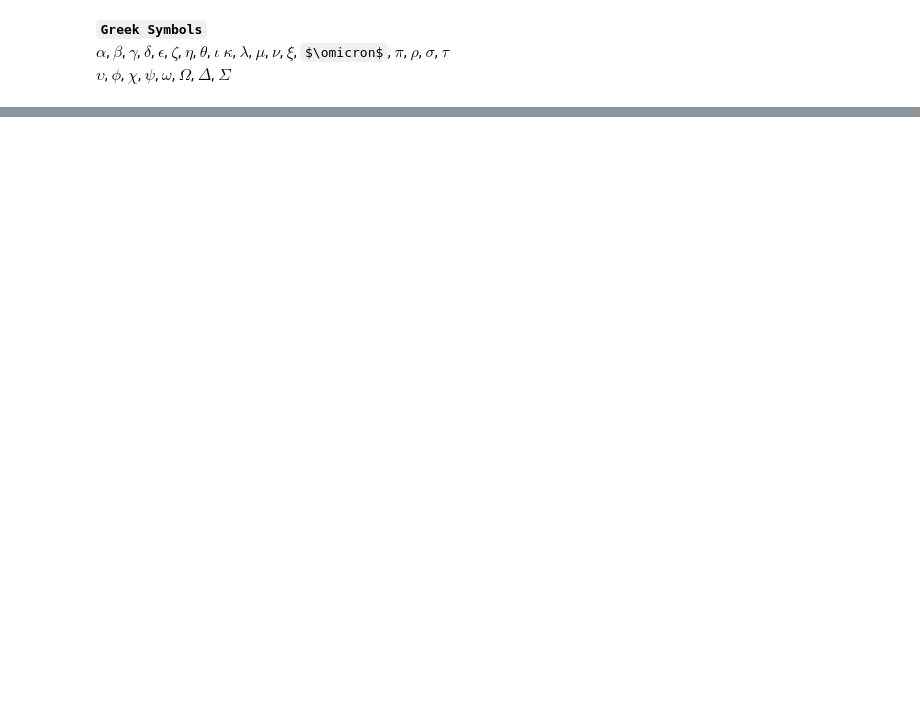
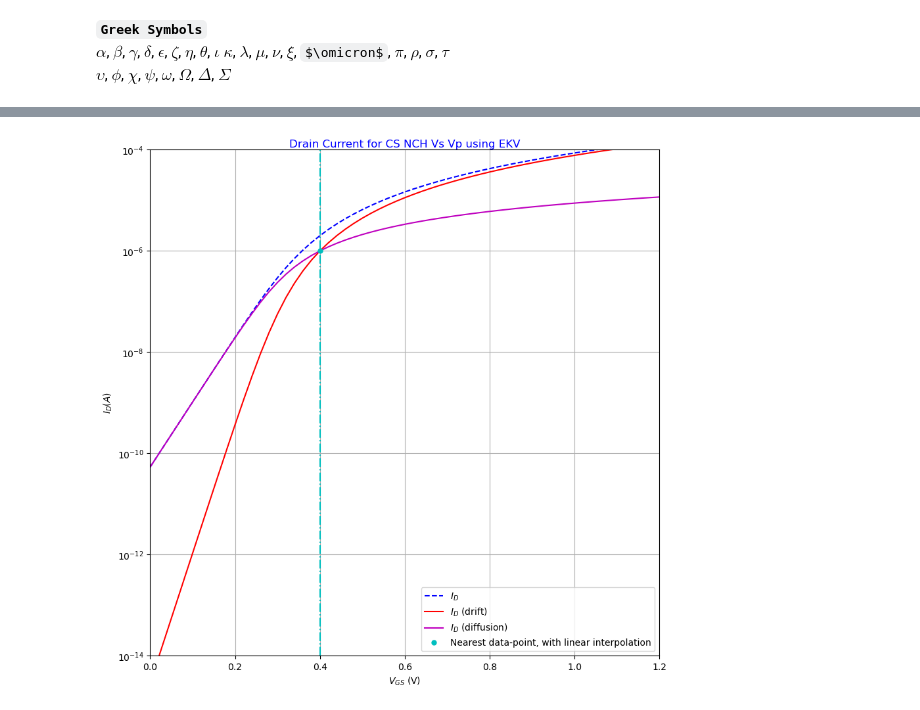
Before and after one commit to ZeRuiCustodio/pygmid, a Jupyter notebook: Systematic_Analog_Design_LUTs/Chapter_2/Book_Chapter2_Jupyter.ipynb, the cells around one changed output, grey strips where cells are left out. Drawn from its saved outputs; the diff is of its cells as text; code cells hidden in the pictures; some formulas as TeX source; blank space fills up the shorter version.

```diff
--- a/Systematic_Analog_Design_LUTs/Chapter_2/Book_Chapter2_Jupyter.ipynb
+++ b/Systematic_Analog_Design_LUTs/Chapter_2/Book_Chapter2_Jupyter.ipynb
@@ -287,0 +255,4 @@ def XTRACT(dev, L=0.1, VDS=0.6, VSB=0, rho= 0.6):
+# %%
+def to1D(x):
+    y = np.reshape(x,-1)
+    return y
@@ -314,9 +394,0 @@ class Table(list):
-# %%
-if save_Figs:
-    dpi = 600
-    fig_JD_Vgs_1_1 = filepath_dir_fig + f'\\Fig_1_1_JD_Vs_Vgs_max_JD_{np.max(JD)*1e6:.1f}_uA_um_jba'
-    plt.savefig(fig_JD_Vgs_1_1 + '.png', dpi = dpi, bbox_inches='tight')
-
-plt.show()
-# **************************************************************
-# **************************************************************
@@ -330,0 +892,51 @@ JD.max()
+# %%
+# % plot ====================
+# plt.style.use('classic')
+plt.rcParams.update(plt.rcParamsDefault)
+fig, axs = plt.subplots(1,1,figsize=(10,10))
+# axs.set_facecolor("white")
+label1 = '$I_D$'
+label2 = '$I_D$ (drift)'
+label3 = '$I_D$ (diffusion)'
+
+title_dict = dict(fontsize=12, fontweight=2, color="blue", verticalalignment='center', horizontalalignment='center')
+# Axes.set_title(label, fontdict=None, loc=None, pad=None, *, y=None, **kwargs)[source]
+bbox_props = dict(boxstyle="round,pad=0.5", fc="w", ec="k", lw=2)
+
+# plot(x, y, color='green', marker='o', linestyle='dashed', linewidth=2, markersize=12)
+
+axs.semilogy(VG, ID, '--b', label = label1)
+axs.grid(True)
+axs.semilogy(VG, drift_ID, 'r', label = label2)
+axs.semilogy(VG, diffusion_ID, 'm', label = label3)
+# *******************************
+axs.semilogy(xc, yc, 'co', ms=5, label='Nearest data-point, with linear interpolation')
+axs.semilogy([to1D(xc), to1D(xc)], [1e-14, 1e-4], '-.c', ms=5)
+# *******************************
+axs.set_ylabel(f'$I_D (A)$')
+axs.set_xlabel('$V_{GS}$ (V)')
+
+axs.set_ylim(bottom=1e-14, top=1e-4)
+axs.set_xlim(left=0, right=1.2)
+# axs[0].set_xscale("linear")
+# axs[0].set_xscale("log")
+axs.legend()
+
+# res_str_gmID = f'Max gm/ID = {np.max(gm_ID):0.1f} (S/A).'
+# axs[0].annotate(res_str_gmID,
+#              ((0.9), (0.7)), # these are the coordinates to position the label
+#              xycoords='axes fraction',  # 'data' ; 'axes fraction' ; 'figure pixels'
+#              color='black',
+#              bbox=bbox_props,
+#              ha='right') # center, left, right
+axs.set_title(f'Drain Current for CS NCH Vs Vp using EKV', title_dict)
+
+if save_Figs:
+    dpi = 600
+    fig_EKV_i_2_6 = filepath_dir_fig + f'\\Fig_2_6_EKV_ID_Vs_VGS_drift_diffusion_EKV_pygmid'
+    print(f"Saving figure: {fig_EKV_i_2_6}")
+    plt.savefig(fig_EKV_i_2_6 + '.png', dpi = dpi, bbox_inches='tight')
+
+plt.show()
+# %% [output]
+[figure, added]
```
Also changed, not shown: parts of 35 cells of this notebook, 4 other files.
